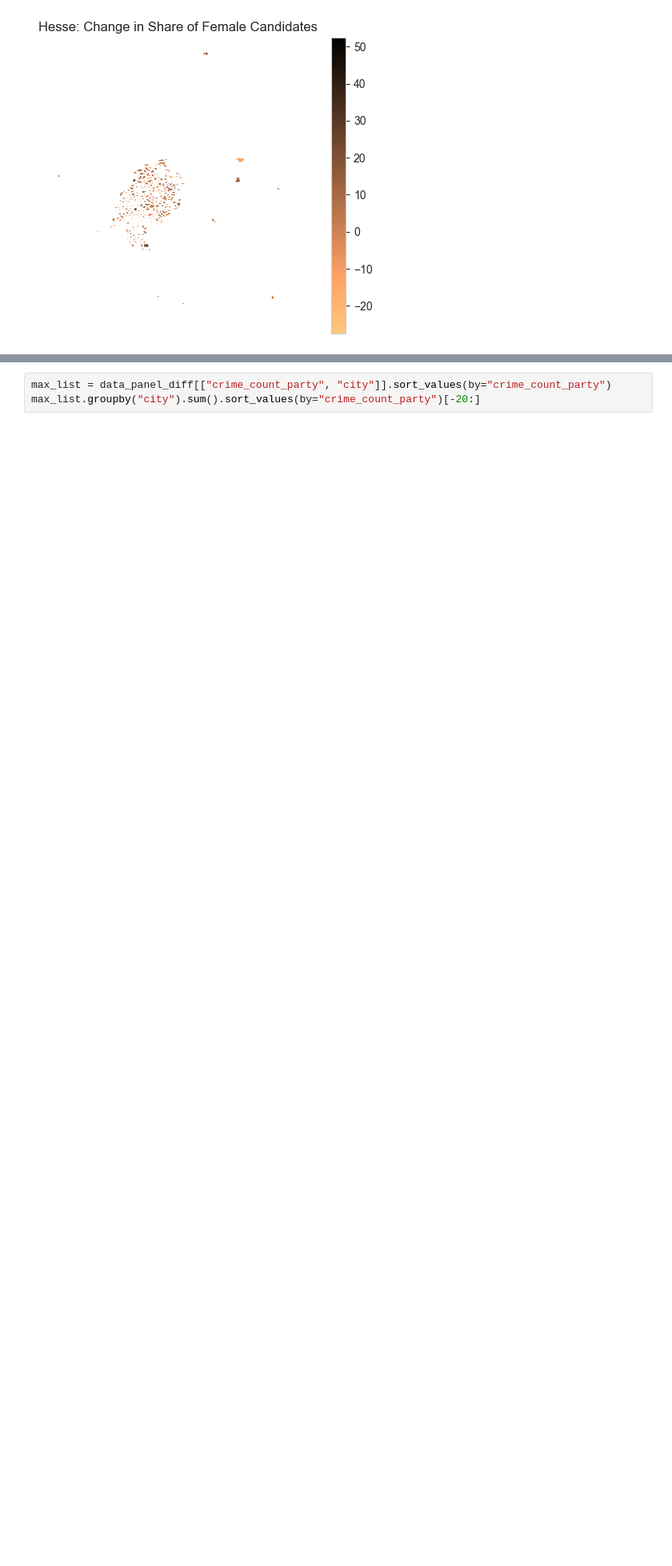
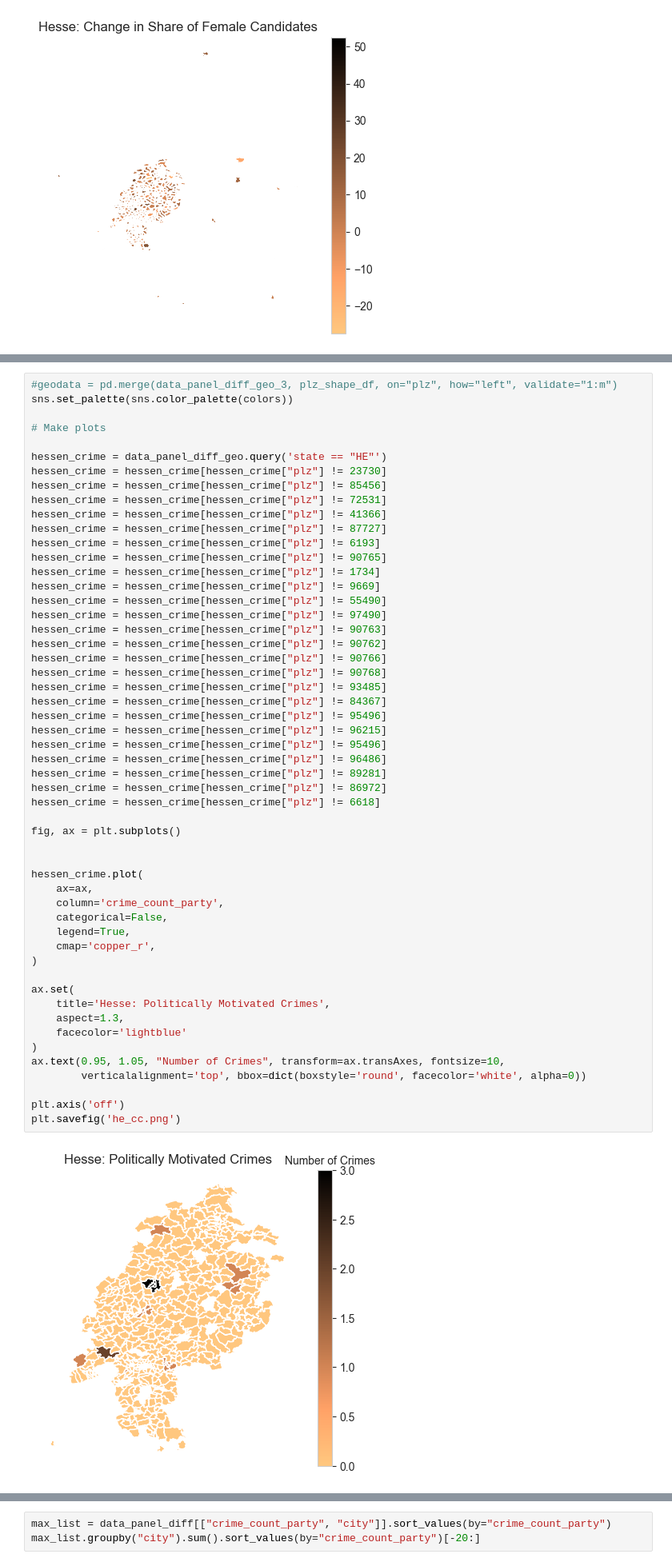
Before and after one commit to mariusgruenewald/pol_viol, a Jupyter notebook: codes/descriptive_analysis.ipynb, the cells around one changed output, grey strips where cells are left out. Shown at 80% size. Cells and saved outputs as stored; diff of their text form; blank space fills up the shorter version.

```diff
--- a/codes/descriptive_analysis.ipynb
+++ b/codes/descriptive_analysis.ipynb
@@ -415,3 +420,58 @@ plt.savefig('he_cc.png')
+# %%
+#geodata = pd.merge(data_panel_diff_geo_3, plz_shape_df, on="plz", how="left", validate="1:m")
+sns.set_palette(sns.color_palette(colors))
+
+# Make plots
+
+hessen_crime = data_panel_diff_geo.query('state == "HE"')
+hessen_crime = hessen_crime[hessen_crime["plz"] != 23730]
+hessen_crime = hessen_crime[hessen_crime["plz"] != 85456]
+hessen_crime = hessen_crime[hessen_crime["plz"] != 72531]
+hessen_crime = hessen_crime[hessen_crime["plz"] != 41366]
+hessen_crime = hessen_crime[hessen_crime["plz"] != 87727]
+hessen_crime = hessen_crime[hessen_crime["plz"] != 6193]
+hessen_crime = hessen_crime[hessen_crime["plz"] != 90765]
+hessen_crime = hessen_crime[hessen_crime["plz"] != 1734]
+hessen_crime = hessen_crime[hessen_crime["plz"] != 9669]
+hessen_crime = hessen_crime[hessen_crime["plz"] != 55490]
+hessen_crime = hessen_crime[hessen_crime["plz"] != 97490]
+hessen_crime = hessen_crime[hessen_crime["plz"] != 90763]
+hessen_crime = hessen_crime[hessen_crime["plz"] != 90762]
+hessen_crime = hessen_crime[hessen_crime["plz"] != 90766]
+hessen_crime = hessen_crime[hessen_crime["plz"] != 90768]
+hessen_crime = hessen_crime[hessen_crime["plz"] != 93485]
+hessen_crime = hessen_crime[hessen_crime["plz"] != 84367]
+hessen_crime = hessen_crime[hessen_crime["plz"] != 95496]
+hessen_crime = hessen_crime[hessen_crime["plz"] != 96215]
+hessen_crime = hessen_crime[hessen_crime["plz"] != 95496]
+hessen_crime = hessen_crime[hessen_crime["plz"] != 96486]
+hessen_crime = hessen_crime[hessen_crime["plz"] != 89281]
+hessen_crime = hessen_crime[hessen_crime["plz"] != 86972]
+hessen_crime = hessen_crime[hessen_crime["plz"] != 6618]
+
+fig, ax = plt.subplots()
+
+
+hessen_crime.plot(
+    ax=ax,
+    column='crime_count_party',
+    categorical=False,
+    legend=True,
+    cmap='copper_r',
+)
+
+ax.set(
+    title='Hesse: Politically Motivated Crimes',
+    aspect=1.3,
+    facecolor='lightblue'
+)
+ax.text(0.95, 1.05, "Number of Crimes", transform=ax.transAxes, fontsize=10,
+        verticalalignment='top', bbox=dict(boxstyle='round', facecolor='white', alpha=0))
+
+plt.axis('off')
+plt.savefig('he_cc.png')
+# %% [output]
+[figure, added]
 # %%
 #geodata = pd.merge(data_panel_diff_geo_3, plz_shape_df, on="plz", how="left", validate="1:m")
 sns.set_palette(sns.color_palette(colors))
```
Also changed, not shown: parts of 13 cells of this notebook, 16 other files.
